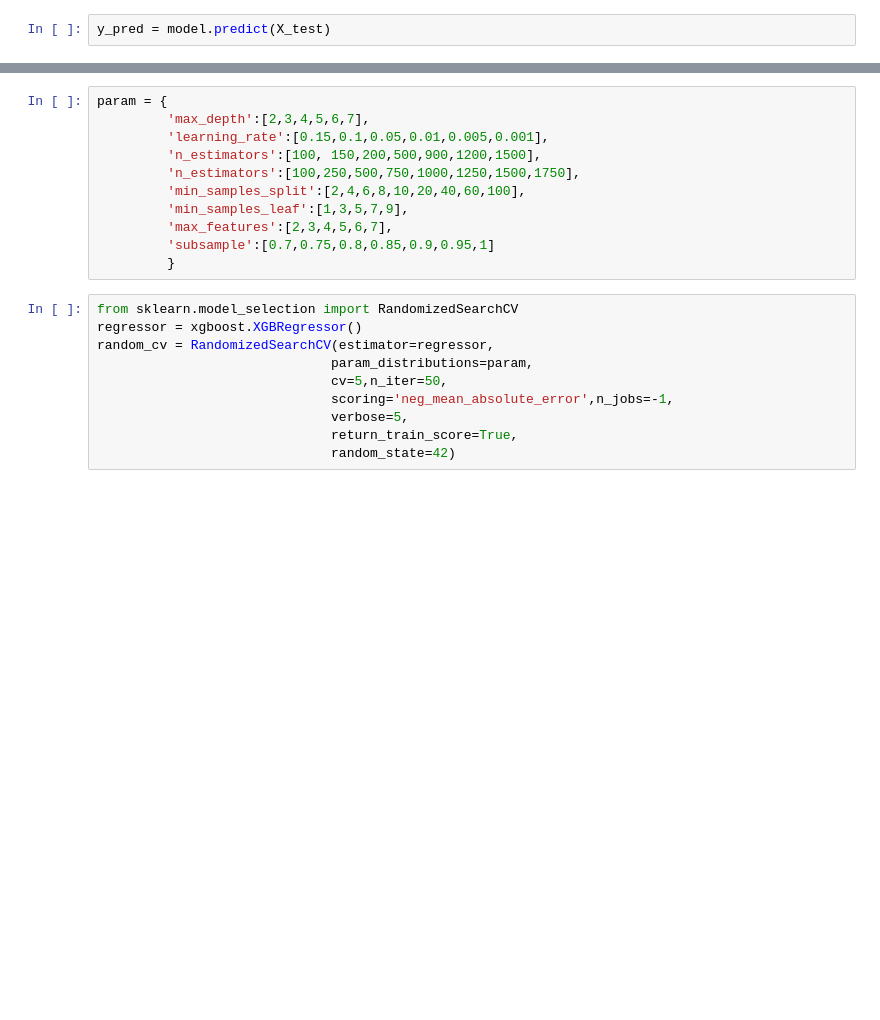
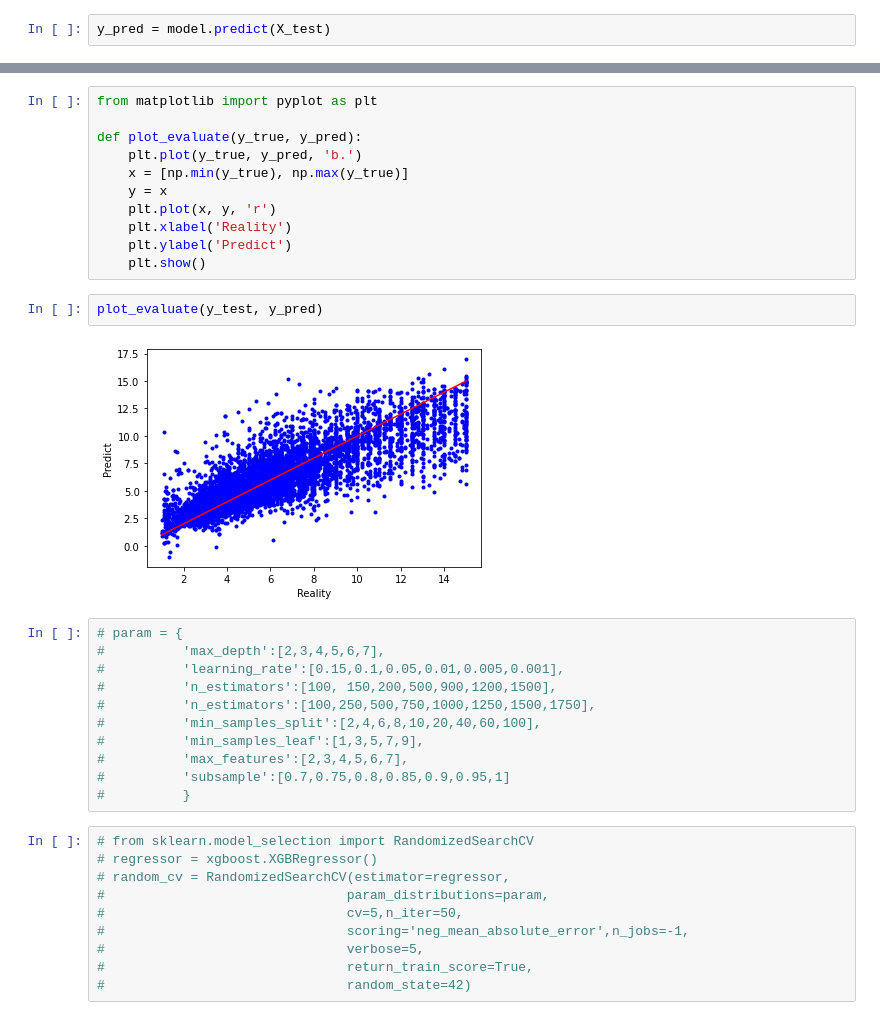
Before and after one commit to trannguyenhan/house-price-prediction, a Jupyter notebook: src/XGboost.ipynb, the cells around one changed output, grey strips where cells are left out. Saved outputs shown, nothing was run; the diff lists cells and outputs as text; blank space fills up the shorter version.

```diff
--- a/src/XGboost.ipynb
+++ b/src/XGboost.ipynb
@@ -63,22 +56,37 @@ mae: 3.9641488465589725
+# %%
+from matplotlib import pyplot as plt
+
+def plot_evaluate(y_true, y_pred):
+    plt.plot(y_true, y_pred, 'b.')
+    x = [np.min(y_true), np.max(y_true)]
+    y = x
+    plt.plot(x, y, 'r')
+    plt.xlabel('Reality')
+    plt.ylabel('Predict')
+    plt.show()
+# %%
+plot_evaluate(y_test, y_pred)
+# %% [output]
+[figure, added]
 # %%
-param = {
-         'max_depth':[2,3,4,5,6,7],
-         'learning_rate':[0.15,0.1,0.05,0.01,0.005,0.001],
-         'n_estimators':[100, 150,200,500,900,1200,1500],
-         'n_estimators':[100,250,500,750,1000,1250,1500,1750],
-         'min_samples_split':[2,4,6,8,10,20,40,60,100],
-         'min_samples_leaf':[1,3,5,7,9],
-         'max_features':[2,3,4,5,6,7],
-         'subsample':[0.7,0.75,0.8,0.85,0.9,0.95,1]
-         }
+# param = {
+#          'max_depth':[2,3,4,5,6,7],
+#          'learning_rate':[0.15,0.1,0.05,0.01,0.005,0.001],
+#          'n_estimators':[100, 150,200,500,900,1200,1500],
+#          'n_estimators':[100,250,500,750,1000,1250,1500,1750],
+#          'min_samples_split':[2,4,6,8,10,20,40,60,100],
+#          'min_samples_leaf':[1,3,5,7,9],
+#          'max_features':[2,3,4,5,6,7],
+#          'subsample':[0.7,0.75,0.8,0.85,0.9,0.95,1]
+#          }
 # %%
-from sklearn.model_selection import RandomizedSearchCV
-regressor = xgboost.XGBRegressor()
-random_cv = RandomizedSearchCV(estimator=regressor,
-                              param_distributions=param,
-                              cv=5,n_iter=50,
-                              scoring='neg_mean_absolute_error',n_jobs=-1,
-                              verbose=5,
-                              return_train_score=True,
-                              random_state=42)
+# from sklearn.model_selection import RandomizedSearchCV
+# regressor = xgboost.XGBRegressor()
+# random_cv = RandomizedSearchCV(estimator=regressor,
+#                               param_distributions=param,
+#                               cv=5,n_iter=50,
+#                               scoring='neg_mean_absolute_error',n_jobs=-1,
+#                               verbose=5,
+#                               return_train_score=True,
+#                               random_state=42)
 # %%
```
Also changed, not shown: parts of 12 cells of this notebook, 13 other files.
